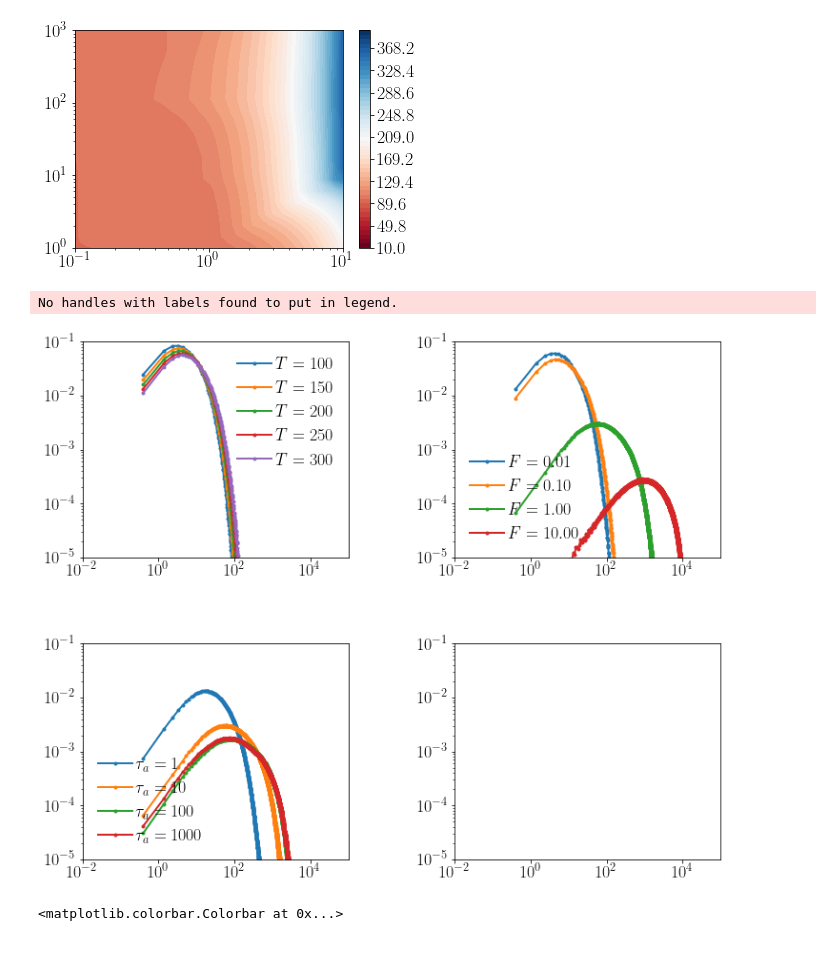
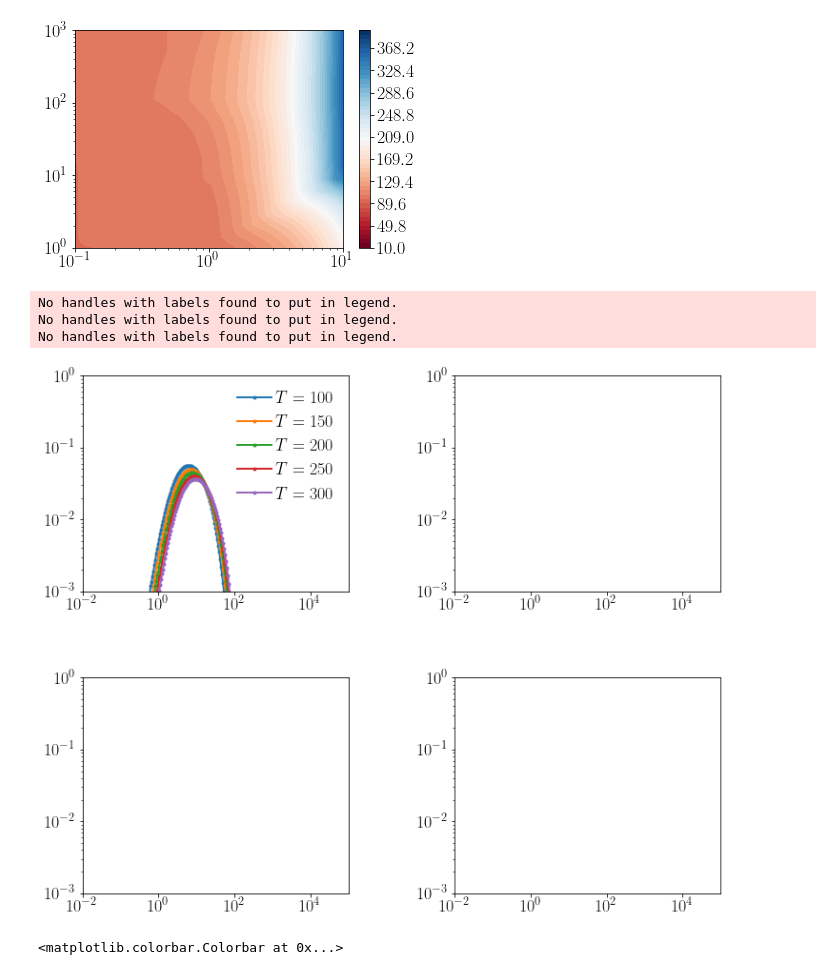
Before and after one commit to s-brahmachari/Active-noise-simulations, a Jupyter notebook: analysis_codes/plot_PD.ipynb, the cells around one changed output. Cells and saved outputs as stored; diff of their text form; code cells hidden in the pictures.

```diff
--- a/analysis_codes/plot_PD.ipynb
+++ b/analysis_codes/plot_PD.ipynb
@@ -24,7 +24,7 @@ fig,axes=plt.subplots(2,2,figsize=(12,10),gridspec_kw={'wspace':0.4, 'hspace':0.
 [[ax1,ax2],[ax3,ax4]]=axes
 
 ind=4
-fpath='../../data/ROUSE_chain_confined_PD/'
+fpath='../../data/ROUSE_chainN100_confinedR0500/'
 X,Y=[],[]
 bonds=[]
 b_av=[]
@@ -96,7 +96,7 @@ fig,axes=plt.subplots(2,2,figsize=(12,10),gridspec_kw={'wspace':0.4, 'hspace':0.
 [[ax1,ax2],[ax3,ax4]]=axes
 
 ind=4
-fpath='../../data/ROUSE_chain_confined_PD/'
+fpath='../../data/ROUSE_chainN100_confinedR0500/'
 X,Y=[],[]
 bonds=[]
 rg_av=[]
@@ -133,10 +133,10 @@ for fname in os.listdir(fpath):
 
 ax4.semilogx([xx**2*yy/(0.1*0.0083*300) for xx,yy in zip(X,Y)],rg_av,'.')
 
-ax1.set_xlim(0,5)
+ax1.set_xlim(0,15)
 ax3.set_xlim(0,5)
 for ax in axes.flatten():
     ax.legend()
-    ax.set_xlim(0,200)
+    # ax.set_xlim(0,200)
 # %% [output]
 No handles with labels found to put in legend.
@@ -162,11 +163,11 @@ fig,axes=plt.subplots(2,2,figsize=(12,10),gridspec_kw={'wspace':0.4, 'hspace':0.
 [[ax1,ax2],[ax3,ax4]]=axes
 
 ind=4
-fpath='../../data/ROUSE_chain_confined_PD/'
+fpath='../../data/ROUSE_chainN100_confinedR0500/'
 X,Y=[],[]
 bonds=[]
 par_av=[]
-par='acyl'
+par='asph'
 for fname in os.listdir(fpath):
     if 'shape_descriptor' in fname:
         row=fname.split('_')
@@ -180,35 +181,37 @@ for fname in os.listdir(fpath):
 
         data_npz=np.load(fpath+fname)
 
         if Ta==1. and F==0:
             ax1.plot(data_npz[par][1],data_npz[par][0],'.-', label='$T={:.0f}$'.format(T))
 
             # print(data_npz[par][0].sum(),np.sum(data_npz['rg'][0]*data_npz['rg'][1]))
 
         if T==250. and Ta==10:
             ax2.plot(data_npz[par][1],data_npz[par][0],'.-', label='$F={:.2f}$'.format(F))
 
         if T==250. and F==1.0:
             ax3.plot(data_npz[par][1],data_npz[par][0],'.-', label='$\\tau_a={:.0f}$'.format(Ta))
 
         if T==300:
             X.append(F)
             Y.append(Ta)
             par_av.append(data_npz[par][1][np.where(data_npz[par][1]==data_npz[par][1].max())][0])
         # bonds.append(simps(data_npz['bins']*data_npz['hist'], data_npz['bins']))
 
 # ax4.semilogx([xx**2*yy/(0.1*0.0083*300) for xx,yy in zip(X,Y)],rg_av,'.')
 
 # ax1.set_xlim(0,5)
 # ax3.set_xlim(0,5)
 for ax in axes.flatten():
     ax.legend()
     ax.loglog()
     ax.set_xlim(1e-2,1e5)
-    ax.set_ylim(1e-5,1e-1)
+    ax.set_ylim(1e-3,1)
 # %% [output]
 No handles with labels found to put in legend.
+No handles with labels found to put in legend.
+No handles with labels found to put in legend.
-[figure, old version]
+[figure, new version]
 # %%
 Xi,Yi=np.meshgrid(np.logspace(-2,1,50),np.logspace(0,3,20))
 triang=tri.Triangulation(X,Y)
```
Also changed, not shown: parts of 1 cell of this notebook.
